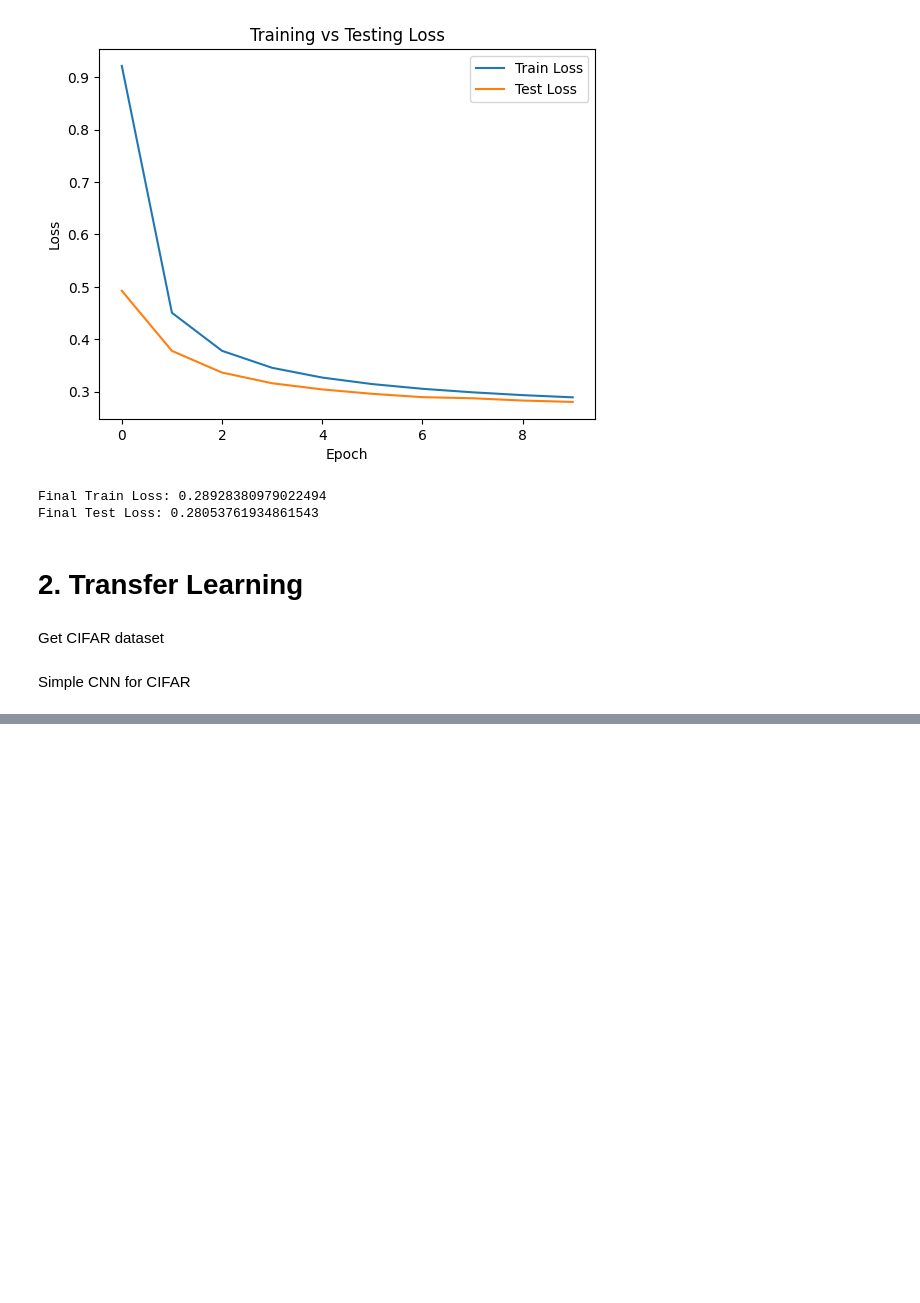
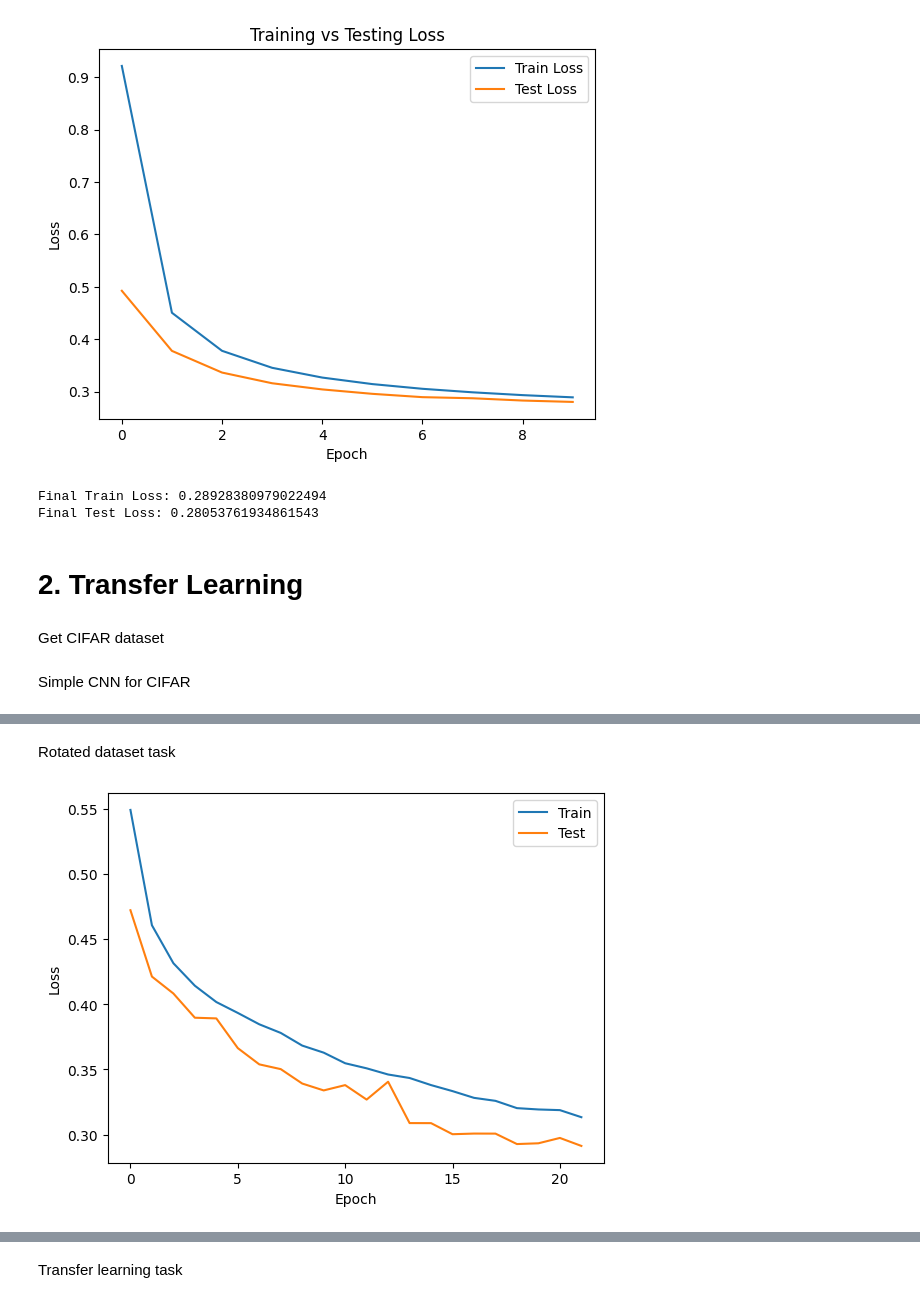
Before and after one commit to yashc73080/CS462-Deep-Learning, a Jupyter notebook: HW2/features_unsupervised_and_transfer_learning.ipynb, the cells around one changed output, grey strips where cells are left out. Drawn from its saved outputs; the diff is of its cells as text; code cells hidden in the pictures; blank space fills up the shorter version.

```diff
--- a/HW2/features_unsupervised_and_transfer_learning.ipynb
+++ b/HW2/features_unsupervised_and_transfer_learning.ipynb
@@ -605,0 +610,37 @@ Test Accuracy: 75.21%
+# %% [markdown]
+Rotated dataset task
+# %%
+class CIFARRotationDataset(Dataset):
+    def __init__(self, base_dataset):
+        self.base_dataset = base_dataset
+
+    def __len__(self):
+        return len(self.base_dataset)
+
+    def __getitem__(self, idx):
+        img, _ = self.base_dataset[idx]  # ignore original CIFAR label
+
+        # Randomly decide whether to rotate
+        if torch.rand(1) > 0.5:
+            img = TF.rotate(img, 90)  # rotate 90 degrees
+            label = 1  # rotated
+        else:
+            label = 0  # upright
+
+        return img, label
+
+train_rot_ds = CIFARRotationDataset(cifar_train_ds)
+test_rot_ds  = CIFARRotationDataset(cifar_test_ds)
+
+train_rot_loader = DataLoader(train_rot_ds, batch_size=128, shuffle=True, num_workers=2)
+test_rot_loader  = DataLoader(test_rot_ds, batch_size=256, shuffle=False, num_workers=2)
+# %%
+cnn_rot = CIFARConvNet(input_size=(3,32,32), conv_channels=[32, 64, 128], hidden_layers=[256], num_classes=2, kernel_size=3, dropout=0.25, device=device)
+cnn_rot, train_losses_cnn_rot, test_losses_cnn_rot = train_test_cnn(cnn_rot, train_rot_loader, test_rot_loader, epochs=22, lr=0.001, decay=1e-4, plot=True, device=device)
+acc_rot = evaluate_accuracy(cnn_rot, test_rot_loader, device=device)
+
+print(f'Final Train Loss: {train_losses_cnn_rot[-1]}')
+print(f'Final Test Loss: {test_losses_cnn_rot[-1]}')
+print(f"Test Accuracy: {acc_rot:.2f}%")
+# %% [output]
+[figure, added]
@@ -605,0 +650,2 @@ Test Accuracy: 75.21%
+# %% [markdown]
+Transfer learning task
```
Also changed, not shown: parts of 4 cells of this notebook.
